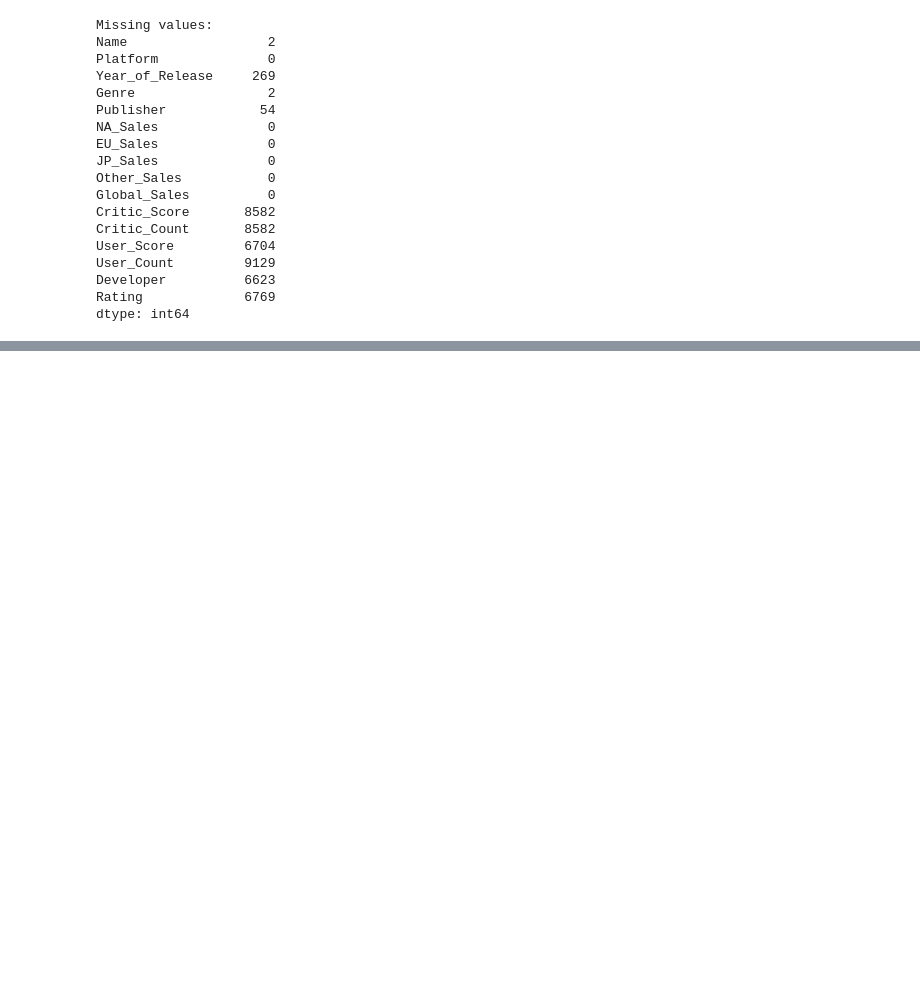
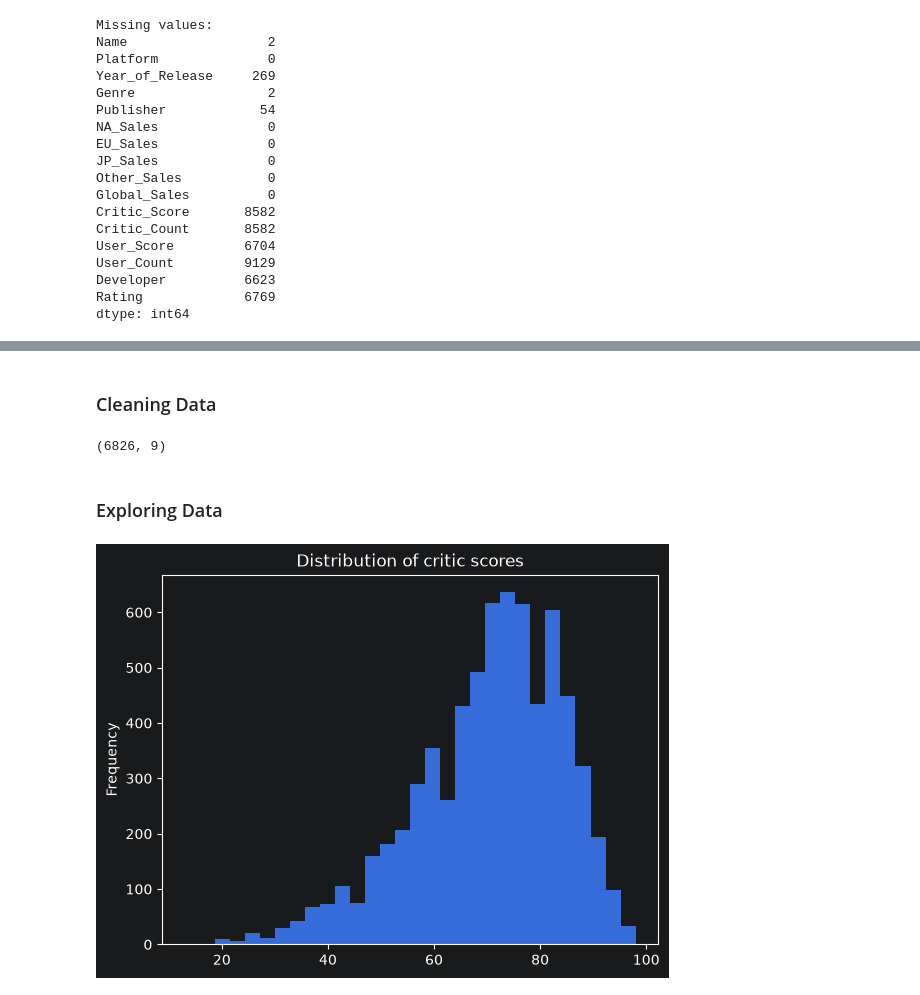
Before and after one commit to adj06/video-game-rating-predictor, a Jupyter notebook: sample.ipynb, the cells around one changed output, grey strips where cells are left out. Saved outputs shown, nothing was run; the diff lists cells and outputs as text; code cells hidden in the pictures; blank space fills up the shorter version.

Commit message:
cleaning and exploring data

```diff
--- a/sample.ipynb
+++ b/sample.ipynb
@@ -83,3 +83,22 @@ df.describe()
 | 50% | 2007.000000 | 0.080000 | 0.020000 | 0.000000 | 0.010000 | 0.170000 | 71.000000 | 21.000000 | ... |
 | 75% | 2010.000000 | 0.240000 | 0.110000 | 0.040000 | 0.030000 | 0.470000 | 79.000000 | 36.000000 | ... |
 | max | 2020.000000 | 41.360000 | 28.960000 | 10.220000 | 10.570000 | 82.530000 | 98.000000 | 113.000000 | ... |
+# %% [markdown]
+### Cleaning Data
+# %%
+#cleaning data
+df["User_Score"] = pd.to_numeric(df["User_Score"], errors="coerce")
+
+columns = ["Platform", "Genre", "Rating", "Year_of_Release", "Global_Sales",
+           "Critic_Count", "User_Score", "User_Count", "Critic_Score"]
+data = df[columns].dropna()
+data.shape
+# %% [output]
+(6826, 9)
+# %% [markdown]
+### Exploring Data
+# %%
+data["Critic_Score"].plot.hist(bins=30, title="Distribution of critic scores")
+plt.show()
+# %% [output]
+[figure, added]
```
Also changed, not shown: parts of 2 cells of this notebook.
